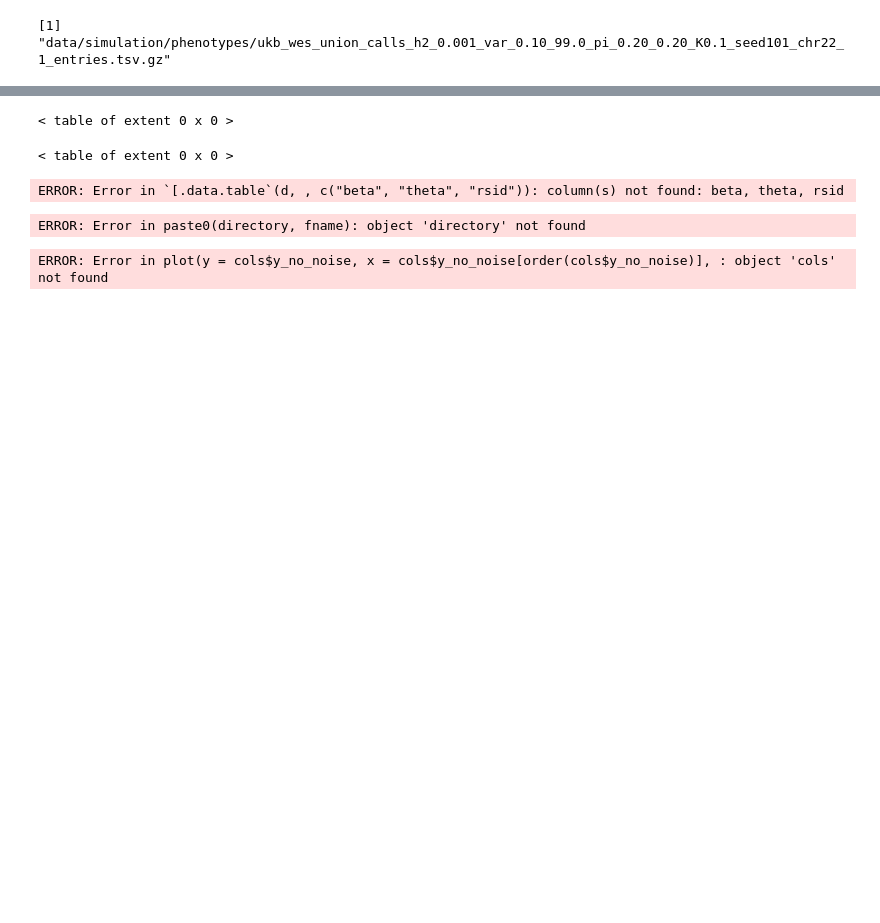
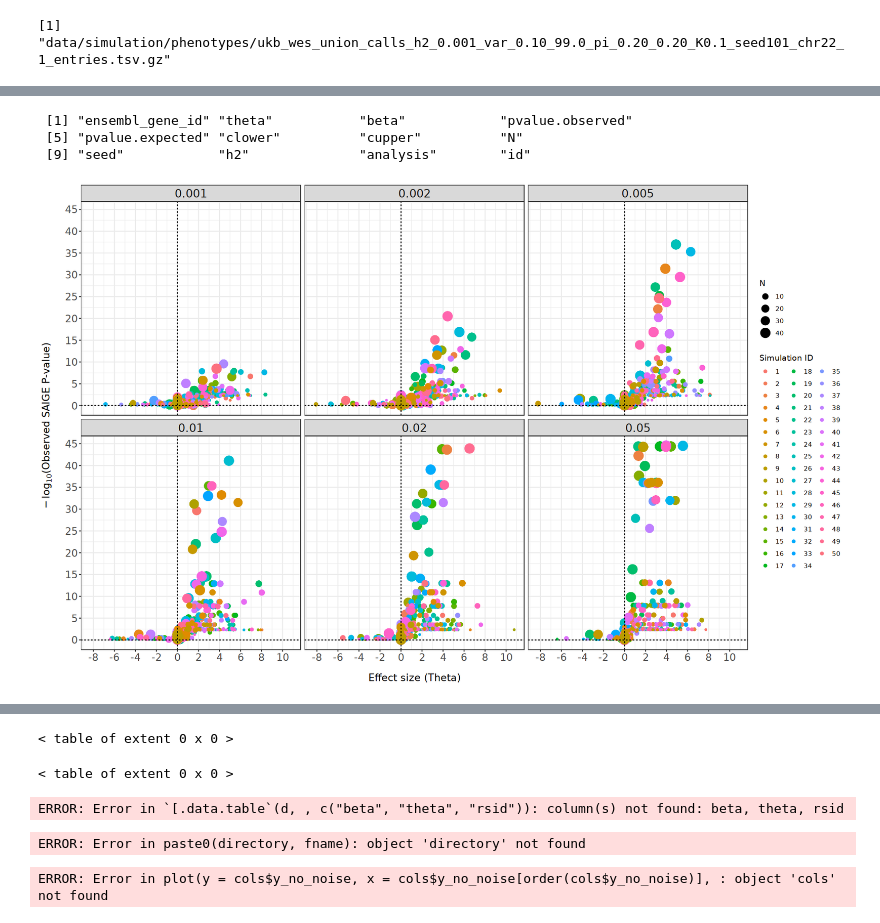
Before and after one commit to frhl/wes_ko_ukbb, a Jupyter notebook: notebooks/220826_transfer_figure3_plots.ipynb, the cells around one changed output, grey strips where cells are left out. Saved outputs shown, nothing was run; the diff lists cells and outputs as text; code cells hidden in the pictures; blank space fills up the shorter version.

```diff
--- a/notebooks/220826_transfer_figure3_plots.ipynb
+++ b/notebooks/220826_transfer_figure3_plots.ipynb
@@ -178,5 +255,5 @@ files
 # %%
-d <- get_qq_df(files, get_sim_file = FALSE)
+d <- get_qq_df2(files, get_sim_file = FALSE)
 # %%
 get_entry_file <- function(x){
     directory <- "data/simulation/phenotypes/"
@@ -223,7 +300,7 @@ lst <- lapply(1:nrow(file_df), function(idx){
 
     # get pvalue observed
     saige_dt <- d[d$fname %in% file_saige,]
-    saige_dt <- saige_dt[,c("ensembl_gene_id","pvalue.observed")]
+    saige_dt <- saige_dt[,c("ensembl_gene_id","pvalue.observed", "pvalue.expected","clower","cupper")]
     saige_dt <- saige_dt[!duplicated(saige_dt),]
     dt <- merge(entry_dt, saige_dt)
     dt <- merge(dt, ko_dt, all.x = TRUE)
@@ -246,21 +323,32 @@ combined[rev(order(combined$beta)),]
+# %%
+colnames(combined)
+# %% [output]
+ [1] "ensembl_gene_id" "theta"           "beta"            "pvalue.observed"
+ [5] "pvalue.expected" "clower"          "cupper"          "N"
+ [9] "seed"            "h2"              "analysis"        "id"
 # %%
-ggplot(combined, aes(x=beta, y=pvalue.observed, size = N, color = factor(id))) +
-    geom_point(alpha = 0.8, color = "grey70") +
+options(repr.plot.width=16, repr.plot.height=10)
+ggplot(combined, aes(x=theta, y=pvalue.observed, size = N, color=factor(id))) +
+    geom_point_rast() +
     theme_bw() +
     geom_vline(xintercept = 0, linetype = 'dashed') +
     geom_hline(yintercept = 0, linetype = 'dashed') +
-    scale_x_continuous(breaks=scales::pretty_breaks(n=5)) +
-    scale_y_continuous(breaks=scales::pretty_breaks(n=5)) +
-    ylab(expression(paste(-log[10],'(Observed P-value)' ))) +
-    xlab("Effect size (beta)") +
-    facet_wrap(~h2, scales = "free_y") +
+    scale_x_continuous(breaks=scales::pretty_breaks(n=10)) +
+    scale_y_continuous(breaks=scales::pretty_breaks(n=10)) +
+    ylab(expression(paste(-log[10],'(Observed SAIGE P-value)' ))) +
+    xlab("Effect size (Theta)") +
+    labs(color = "Simulation ID") +
+    #facet_wrap(~h2, scales = "free_y") +
+    facet_wrap(~h2) +
     theme(
         axis.text=element_text(size=14),
         axis.title=element_text(size=14),
         axis.title.x = element_text(margin=ggplot2::margin(t=16)),
         axis.title.y = element_text(margin=ggplot2::margin(r=16)),
         plot.title = element_text(hjust=0.5),
         plot.subtitle = element_text(hjust=0.5),
         strip.text = element_text(size=16),
         legend.position="right"
     )
+# %% [output]
+[figure, added]
```
Also changed, not shown: parts of 25 cells of this notebook, 4 other files.
